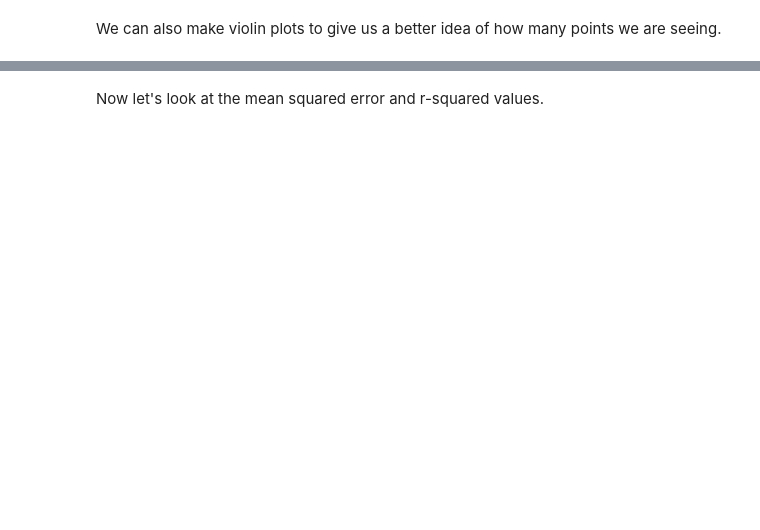
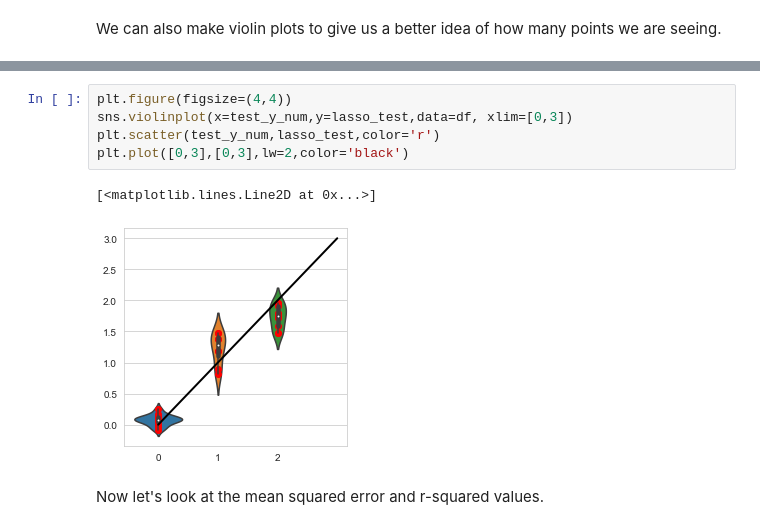
Before and after one commit to UWStemSubML2022/Classification, a Jupyter notebook: Classification.ipynb, the cells around one changed output, grey strips where cells are left out. Cells and saved outputs as stored; diff of their text form; blank space fills up the shorter version.

```diff
--- a/Classification.ipynb
+++ b/Classification.ipynb
@@ -58,2 +137,10 @@ We can also make violin plots to give us a better idea of how many points we are
+# %%
+plt.figure(figsize=(4,4))
+sns.violinplot(x=test_y_num,y=lasso_test,data=df, xlim=[0,3])
+plt.scatter(test_y_num,lasso_test,color='r')
+plt.plot([0,3],[0,3],lw=2,color='black')
+# %% [output]
+[<matplotlib.lines.Line2D at 0x...>]
+[figure, added]
 # %% [markdown]
 Now let's look at the mean squared error and r-squared values.
```
Also changed, not shown: parts of 49 cells of this notebook.
